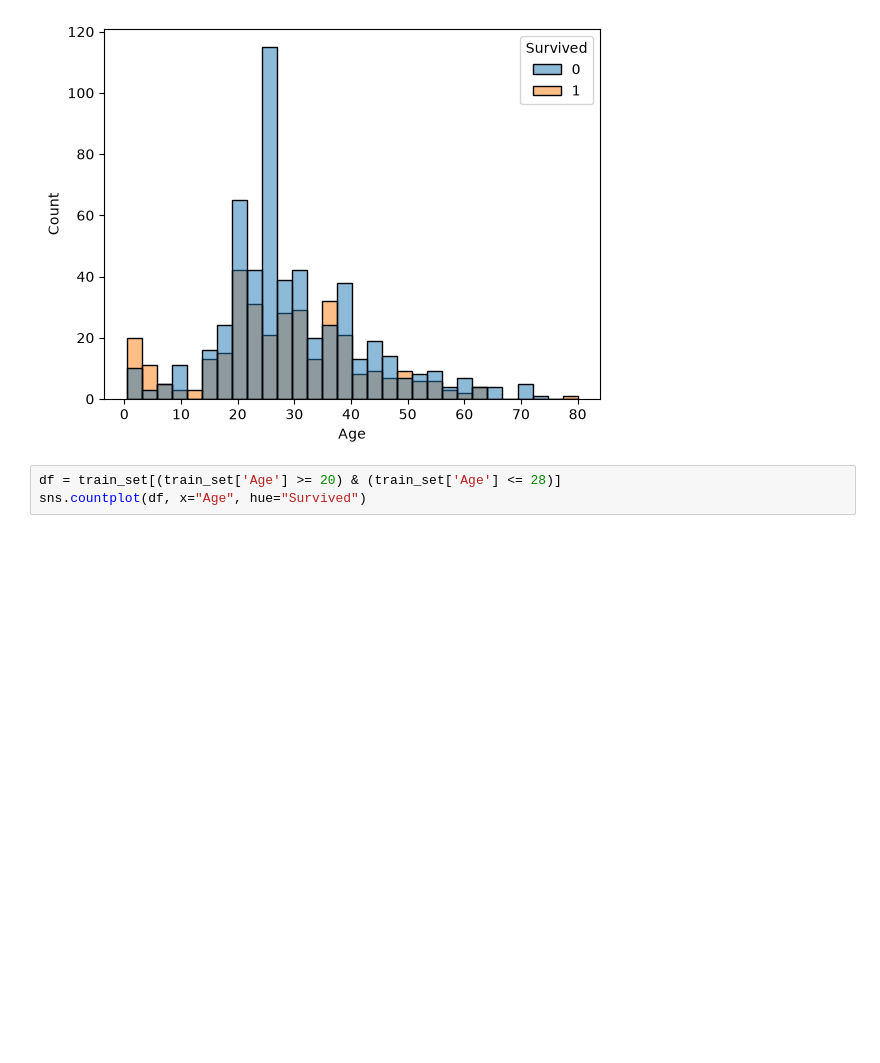
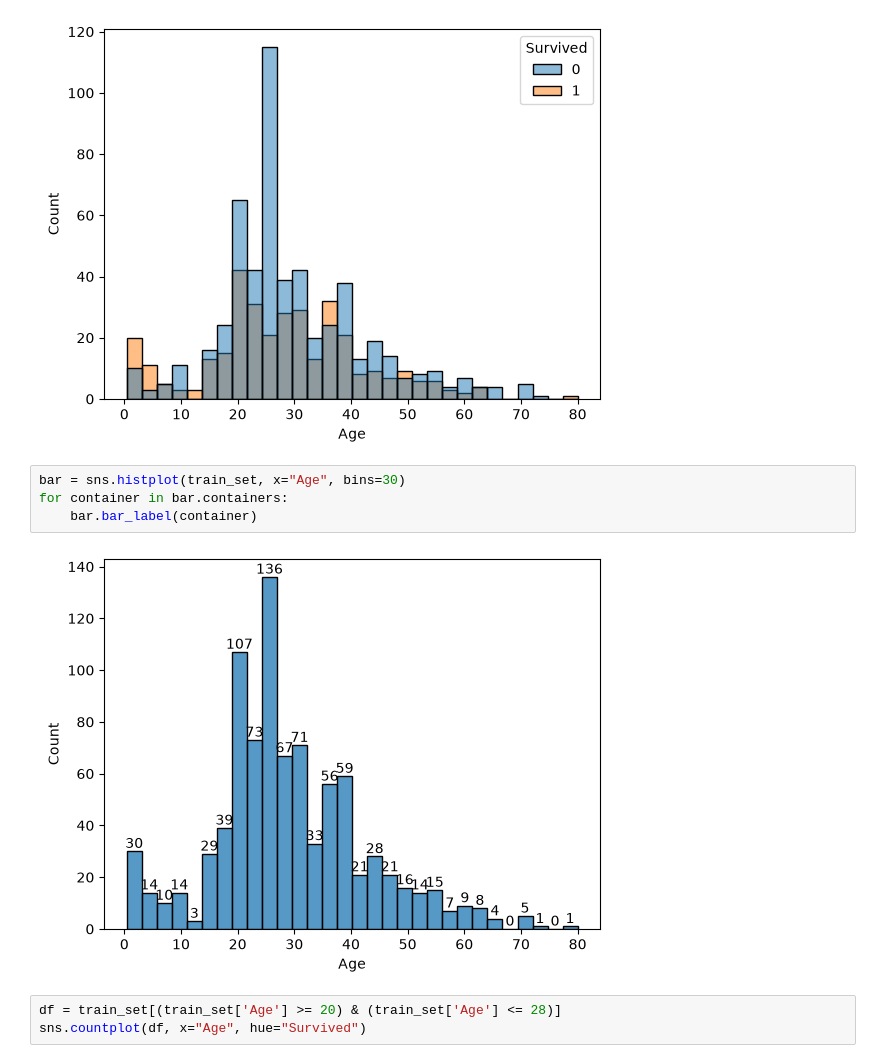
Before and after one commit to MarcooMateoo/ml-titanic, a Jupyter notebook: notebooks/01_EDA.ipynb, the cells around one changed output. Saved outputs shown, nothing was run; the diff lists cells and outputs as text; blank space fills up the shorter version.

```diff
--- a/notebooks/01_EDA.ipynb
+++ b/notebooks/01_EDA.ipynb
@@ -255,6 +299,12 @@ sns.histplot(train_set, x="Age", hue='Survived', bins=30)
 # %% [output]
 <Axes: xlabel='Age', ylabel='Count'>
 [figure]
+# %%
+bar = sns.histplot(train_set, x="Age", bins=30)
+for container in bar.containers:
+    bar.bar_label(container)
+# %% [output]
+[figure, added]
 # %%
 df = train_set[(train_set['Age'] >= 20) & (train_set['Age'] <= 28)]
 sns.countplot(df, x="Age", hue="Survived")
```
Also changed, not shown: parts of 10 cells of this notebook, 2 other files.
